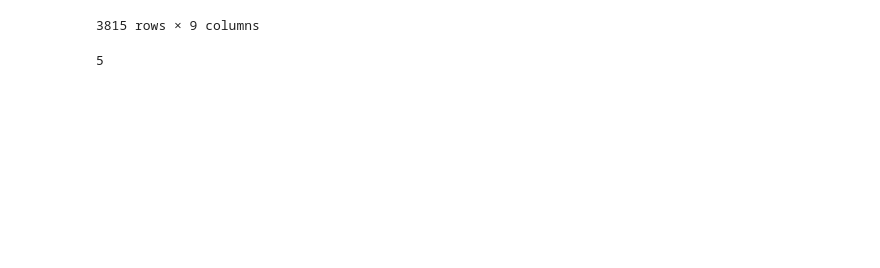
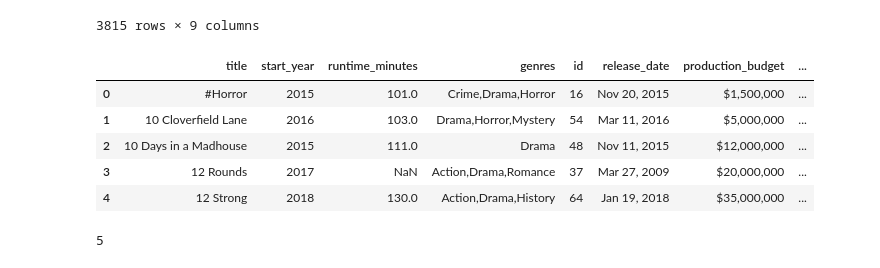
Before and after one commit to wasih790/Microsoft_Movie_Studio, a Jupyter notebook: 1_Data_Wranging/Combining the dataset for Cleaing .ipynb, the cells around one changed output. Saved outputs shown, nothing was run; the diff lists cells and outputs as text; code cells hidden in the pictures; blank space fills up the shorter version.

```diff
--- a/1_Data_Wranging/Combining the dataset for Cleaing .ipynb
+++ b/1_Data_Wranging/Combining the dataset for Cleaing .ipynb
@@ -73,3 +96,12 @@ df
+# %%
+df.head()
+# %% [output]
+|  | title | start_year | runtime_minutes | genres | id | release_date | production_budget | ... |
+| 0 | #Horror | 2015 | 101.0 | Crime,Drama,Horror | 16 | Nov 20, 2015 | $1,500,000 | ... |
+| 1 | 10 Cloverfield Lane | 2016 | 103.0 | Drama,Horror,Mystery | 54 | Mar 11, 2016 | $5,000,000 | ... |
+| 2 | 10 Days in a Madhouse | 2015 | 111.0 | Drama | 48 | Nov 11, 2015 | $12,000,000 | ... |
+| 3 | 12 Rounds | 2017 | NaN | Action,Drama,Romance | 37 | Mar 27, 2009 | $20,000,000 | ... |
+| 4 | 12 Strong | 2018 | 130.0 | Action,Drama,History | 64 | Jan 19, 2018 | $35,000,000 | ... |
 # %%
 dup = df[df.duplicated()]
 print(len(dup))
```
Also changed, not shown: parts of 12 cells of this notebook, 1 other file.
